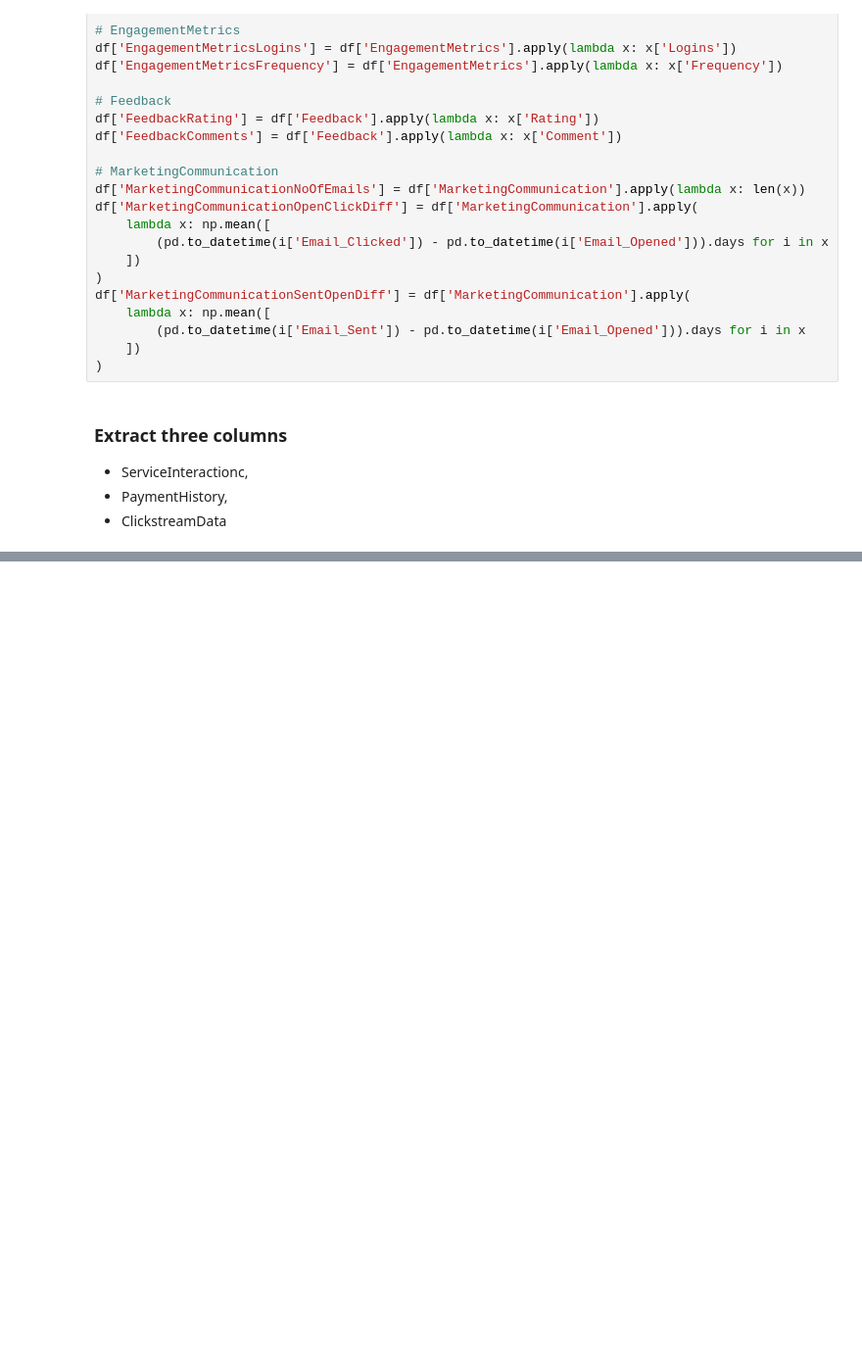
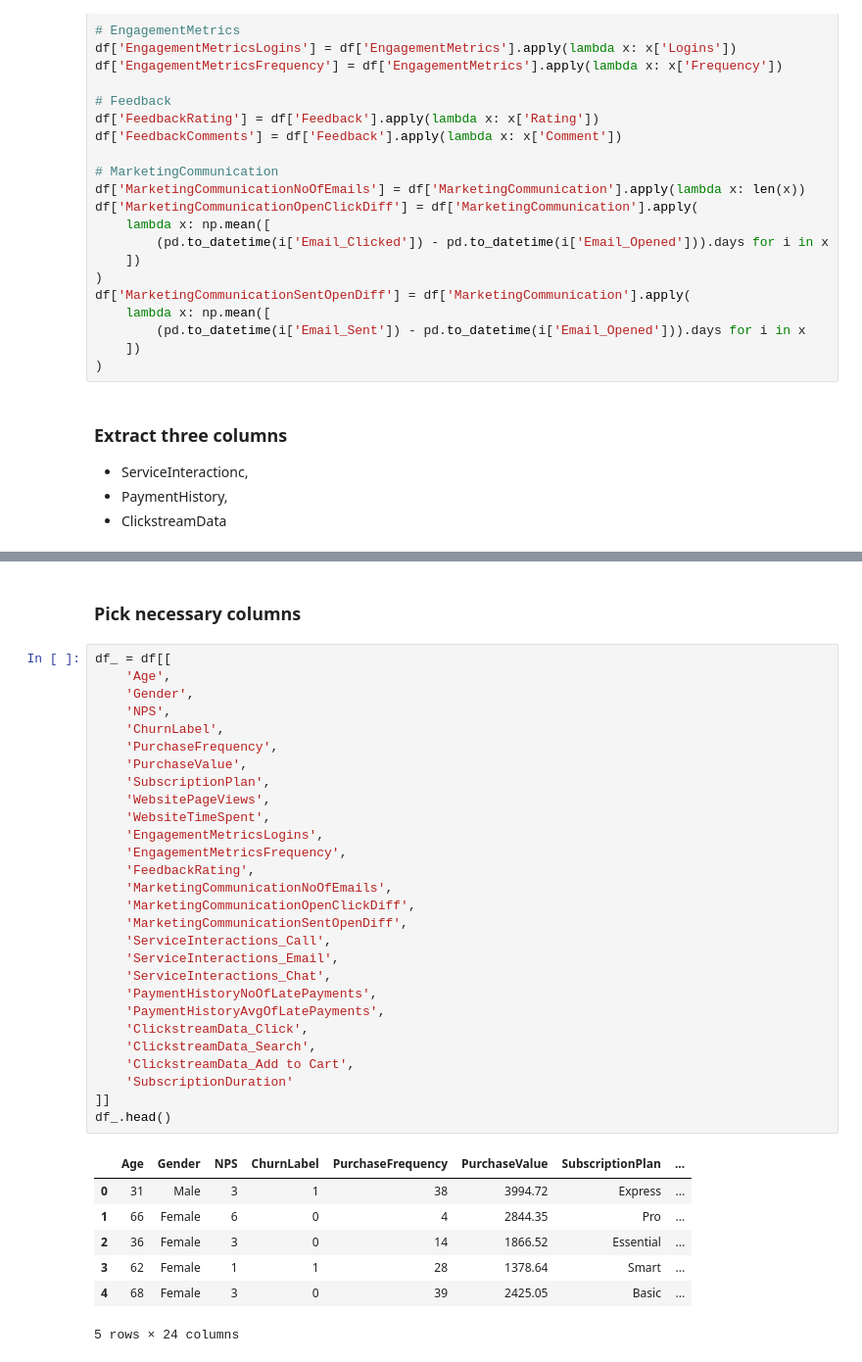
Before and after one commit to chemutai254/DATA, a Jupyter notebook: AMDARI/Customer_Churn_Prediction/Customer_Churn.ipynb, the cells around one changed output, grey strips where cells are left out. Shown at 98% size. Drawn from its saved outputs; the diff is of its cells as text; blank space fills up the shorter version.

```diff
--- a/AMDARI/Customer_Churn_Prediction/Customer_Churn.ipynb
+++ b/AMDARI/Customer_Churn_Prediction/Customer_Churn.ipynb
@@ -287,0 +356,38 @@ print('All Unique Service Interaction Types:', unique_service_interaction_types)
+# %% [markdown]
+### Pick necessary columns
+# %%
+df_ = df[[
+    'Age',
+    'Gender',
+    'NPS',
+    'ChurnLabel',
+    'PurchaseFrequency',
+    'PurchaseValue',
+    'SubscriptionPlan',
+    'WebsitePageViews',
+    'WebsiteTimeSpent',
+    'EngagementMetricsLogins',
+    'EngagementMetricsFrequency',
+    'FeedbackRating',
+    'MarketingCommunicationNoOfEmails',
+    'MarketingCommunicationOpenClickDiff',
+    'MarketingCommunicationSentOpenDiff',
+    'ServiceInteractions_Call',
+    'ServiceInteractions_Email',
+    'ServiceInteractions_Chat',
+    'PaymentHistoryNoOfLatePayments',
+    'PaymentHistoryAvgOfLatePayments',
+    'ClickstreamData_Click',
+    'ClickstreamData_Search',
+    'ClickstreamData_Add to Cart',
+    'SubscriptionDuration'
+]]
+df_.head()
+# %% [output]
+|  | Age | Gender | NPS | ChurnLabel | PurchaseFrequency | PurchaseValue | SubscriptionPlan | ... |
+| 0 | 31 | Male | 3 | 1 | 38 | 3994.72 | Express | ... |
+| 1 | 66 | Female | 6 | 0 | 4 | 2844.35 | Pro | ... |
+| 2 | 36 | Female | 3 | 0 | 14 | 1866.52 | Essential | ... |
+| 3 | 62 | Female | 1 | 1 | 28 | 1378.64 | Smart | ... |
+| 4 | 68 | Female | 3 | 0 | 39 | 2425.05 | Basic | ... |
+5 rows × 24 columns
```
Also changed, not shown: parts of 13 cells of this notebook.
